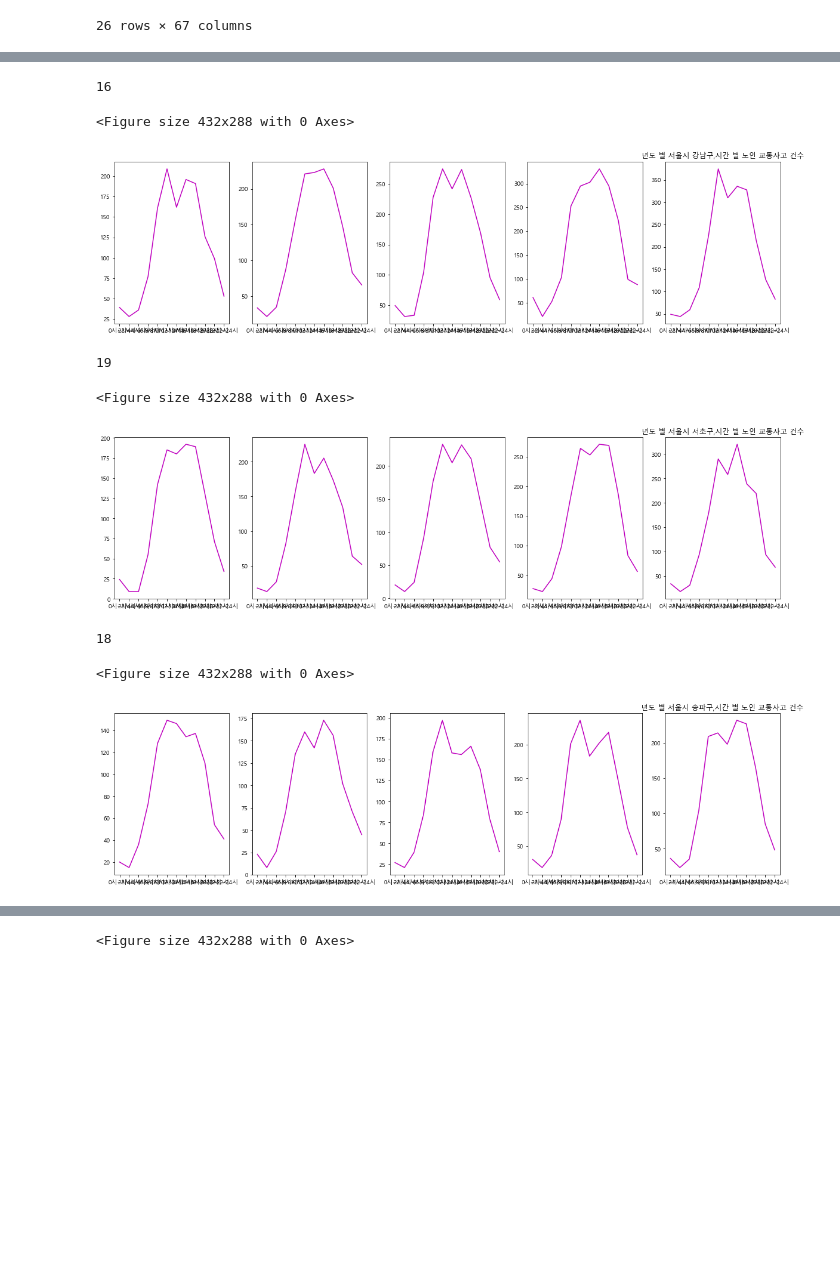
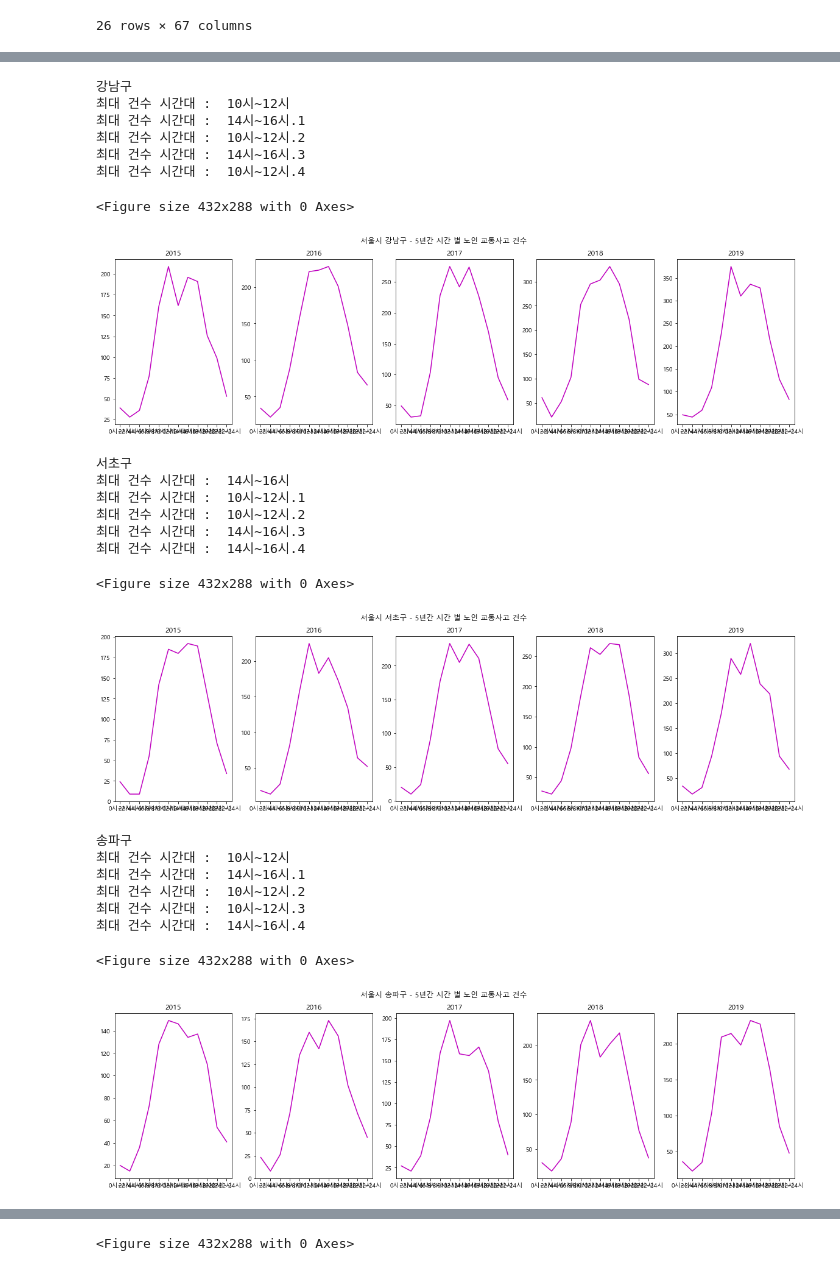
Before and after one commit to SwimmingHwang/data-visualization, a Jupyter notebook: hourly_data.ipynb, the cells around one changed output, grey strips where cells are left out. Drawn from its saved outputs; the diff is of its cells as text; code cells hidden in the pictures; blank space fills up the shorter version.

Commit message:
fix : Fix figure's title

```diff
--- a/hourly_data.ipynb
+++ b/hourly_data.ipynb
@@ -113,29 +117,46 @@ df
 # %%
 # 근 5년간 사고 건수가 많은 자치구 Top 5 구하기 - month data와 동일해서 가져옴
 top5_list = [16, 19, 18, 13, 11]
-
+year_list= [ 2015,2016,2017,2018,2019]
 import matplotlib.pyplot as plt
 
 plt.rcParams['font.family'] = 'Malgun Gothic'
 index = ['0시~2시', '2시~4시','4시~6시','6시~8시','8시~10시', '10시~12시', '12시~14시','14시~16시','16시~18시','18시~20시', '20시~22시','22시~24시']
 
 for gu in top5_list:
-    print(gu)
+#     print(gu)
+    print(df.iloc[gu,0])
     plt.figure()
     plt.figure(figsize=[20,5])
-    for i in range(5):
-        plt.subplot(1,5,i+1)
+    for i, val in enumerate(year_list):
+        plt.subplot(1,5,i+1).set_title(val)
         plt.plot(index, df_list[i].iloc[gu], color='m')
-    title = '년도 별 서울시 {},시간 별 노인 교통사고 건수'.format(df.iloc[gu,0])
-    plt.title(title)
+        print('최대 건수 시간대 : ',df_list[i].iloc[gu].idxmax())
+    title = '서울시 {} - 5년간 시간 별 노인 교통사고 건수'.format(df.iloc[gu,0])
+    plt.suptitle(title)
     plt.show()
 # %% [output]
-16
+강남구
+최대 건수 시간대 :  10시~12시
+최대 건수 시간대 :  14시~16시.1
+최대 건수 시간대 :  10시~12시.2
+최대 건수 시간대 :  14시~16시.3
+최대 건수 시간대 :  10시~12시.4
 <Figure size 432x288 with 0 Axes>
-[figure, old version]
+[figure, new version]
-19
+서초구
+최대 건수 시간대 :  14시~16시
+최대 건수 시간대 :  10시~12시.1
+최대 건수 시간대 :  10시~12시.2
+최대 건수 시간대 :  14시~16시.3
+최대 건수 시간대 :  14시~16시.4
 <Figure size 432x288 with 0 Axes>
-[figure, old version]
+[figure, new version]
-18
+송파구
+최대 건수 시간대 :  10시~12시
+최대 건수 시간대 :  14시~16시.1
+최대 건수 시간대 :  10시~12시.2
+최대 건수 시간대 :  10시~12시.3
+최대 건수 시간대 :  14시~16시.4
 <Figure size 432x288 with 0 Axes>
-[figure, old version]
+[figure, new version]
```
Also changed, not shown: parts of 2 cells of this notebook.
